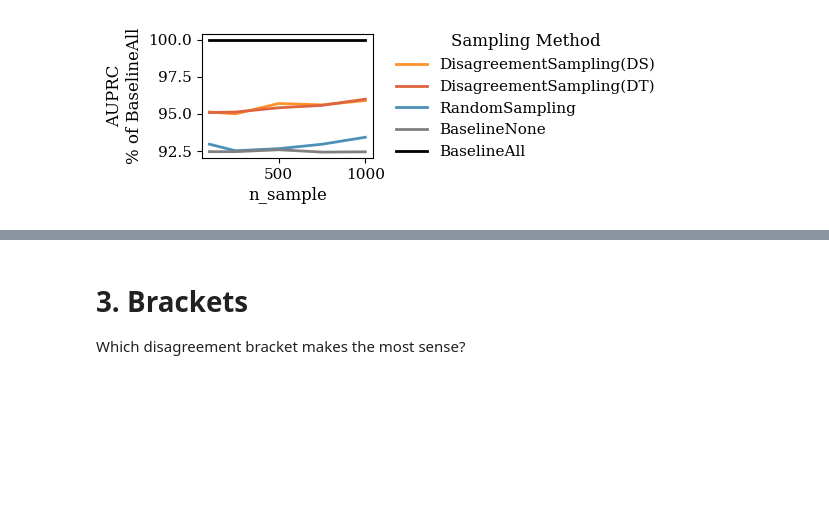
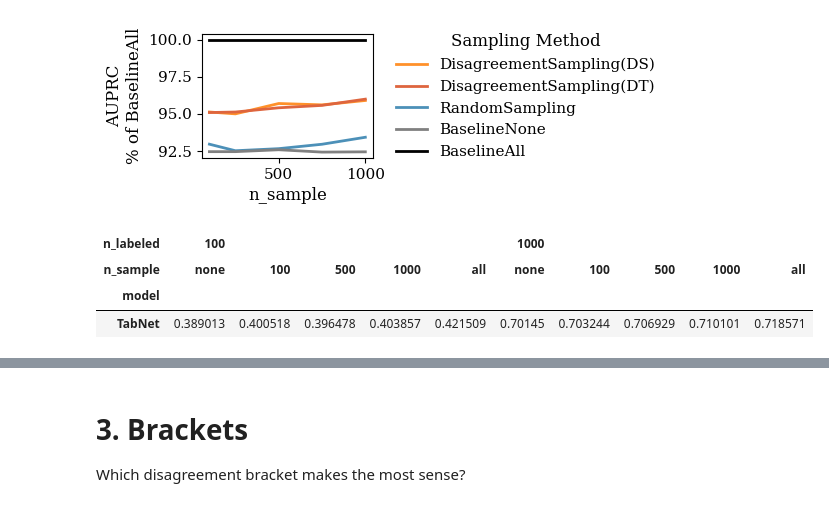
Before and after one commit to sintija-s/sudssl, a Jupyter notebook: 1_evaluation_downstream_performance.ipynb, the cells around one changed output, grey strips where cells are left out. Drawn from its saved outputs; the diff is of its cells as text; code cells hidden in the pictures; blank space fills up the shorter version.

```diff
--- a/1_evaluation_downstream_performance.ipynb
+++ b/1_evaluation_downstream_performance.ipynb
@@ -321,3 +321,52 @@ plt.savefig('plots/1_2_nsample.pdf', bbox_inches='tight')
 plt.show()
 # %% [output]
 [figure]
+# %%
+df_tmp = df_best_bracket.copy()
+df_tmp['model'] = 'TabNet'  # <----- only to create the plot; should be included later
+
+df_filtered = df_tmp[
+    (df_tmp['sampling_method'] == 'DisagreementSampling(DT)') &
+    (df_tmp['n_labeled'].isin([100, 1000])) &
+    (df_tmp['n_sample'].isin([100, 500, 1000]))
+].copy()
+
+df_filtered['n_sample'] = df_filtered['n_sample'].astype(str)
+
+# Create 'none' rows from baseline_none
+df_none = df_filtered[['model', 'n_labeled', 'baseline_none']].copy()
+df_none = df_none.rename(columns={'baseline_none': 'value'})
+df_none['n_sample'] = 'none'
+
+# Create 'all' rows from baseline_all
+df_all = df_filtered[['model', 'n_labeled', 'baseline_all']].copy()
+df_all = df_all.rename(columns={'baseline_all': 'value'})
+df_all['n_sample'] = 'all'
+
+# Combine
+cols = ['model', 'n_labeled', 'n_sample', 'value']
+df_combined = pd.concat([
+    df_filtered[cols],
+    df_none[cols],
+    df_all[cols]
+], ignore_index=True)
+
+n_sample_order = pd.api.types.CategoricalDtype(['none', '100', '500', '1000', 'all'], ordered=True)
+df_combined['n_sample'] = df_combined['n_sample'].astype(n_sample_order)
+
+# Pivot
+pivot = pd.pivot_table(
+    df_combined,
+    index='model',
+    columns=['n_labeled', 'n_sample'],
+    values='value',
+    aggfunc='mean',
+    observed=False
+).sort_index(axis=1, level=0)
+
+pivot
+# %% [output]
+| n_labeled | 100 |  |  |  |  | 1000 |  |  |  |  |
+| n_sample | none | 100 | 500 | 1000 | all | none | 100 | 500 | 1000 | all |
+| model |  |  |  |  |  |  |  |  |  |  |
+| TabNet | 0.389013 | 0.400518 | 0.396478 | 0.403857 | 0.421509 | 0.70145 | 0.703244 | 0.706929 | 0.710101 | 0.718571 |
```
Also changed, not shown: parts of 1 cell of this notebook, 9 other files.
